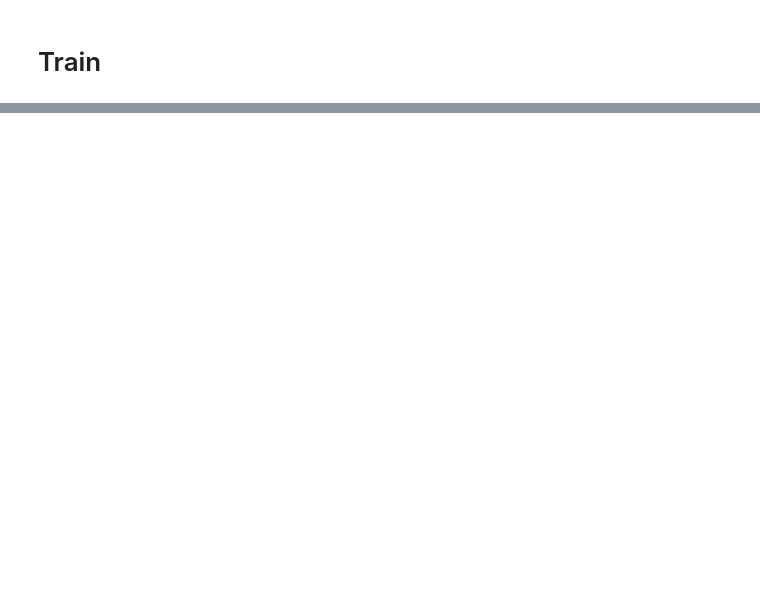
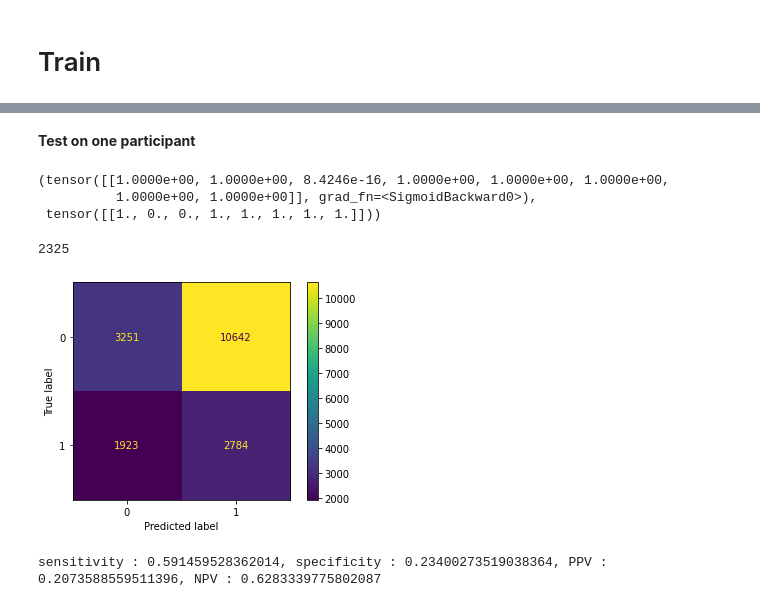
Before and after one commit to ninous-dev/heart-prediction, a Jupyter notebook: logistic_regression.ipynb, the cells around one changed output, grey strips where cells are left out. Drawn from its saved outputs; the diff is of its cells as text; code cells hidden in the pictures; blank space fills up the shorter version.

```diff
--- a/logistic_regression.ipynb
+++ b/logistic_regression.ipynb
@@ -208,7 +289,7 @@ TRAIN_SPLIT = 1 - TEST_SPLIT - VALIDATION_SPLIT
 # %%
 batch_size = 1
 
-dataset = HeatDeseaseDataset(data_path)
+dataset = HeatDeseaseDataset(data_path, any_disease=False)
 train_dataloader, val_dataloader, test_dataloader = create_dataloaders(dataset, batch_size)
 # %% [output]
 Total dataset: 11627, train dataset: 6860, val dataset: 2442, test_dataset: 2325
@@ -215,4 +310,4 @@ Total dataset: 11627, train dataset: 6860, val dataset: 2442, test_dataset: 2325
 # %% [markdown]
 # Train
 # %%
-model = LogisticRegression(17, 1)
+model = LogisticRegression(22,8)
@@ -315,0 +366,61 @@ for epoch in range(10):
+# %% [markdown]
+**Test on one participant**
+# %%
+    for i, (inputs, labels) in enumerate(test_dataloader):
+        pred = model(inputs)
+
+        if i ==1:
+            break
+    pred, labels
+# %% [output]
+(tensor([[1.0000e+00, 1.0000e+00, 8.4246e-16, 1.0000e+00, 1.0000e+00, 1.0000e+00,
+          1.0000e+00, 1.0000e+00]], grad_fn=<SigmoidBackward0>),
+ tensor([[1., 0., 0., 1., 1., 1., 1., 1.]]))
+# %%
+print(len(test_dataloader))
+# %% [output]
+2325
+# %%
+# Confusion matrix
+from sklearn.metrics import ConfusionMatrixDisplay, confusion_matrix
+
+def prediction_analyse(dataloader):
+    all_predictions = np.array([])
+    all_labels = np.array([])
+    for i, (inputs, labels) in enumerate(dataloader):
+        pred = model(inputs)
+       # print(pred[0].detach().numpy(), "label", labels)
+        pred = np.where( pred[0].detach().numpy() < 0.5, 0, 1)
+        #print(pred)
+        all_predictions = np.append(all_predictions, pred)
+        all_labels = np.append(all_labels, labels[0].detach().numpy())
+
+    #
+    #print(all_predictions)
+    cm = confusion_matrix(all_labels, all_predictions)
+    #
+    #print(cm)
+
+    display = ConfusionMatrixDisplay(confusion_matrix=cm)#, display_labels=clf.classes_)
+    display.plot()
+    plt.show()
+
+    TP = cm[1,1] # true positive
+    TN = cm[0,0] # true negatives
+    FP = cm[0,1] # false positives
+    FN = cm[1,0] # false negatif
+
+    sensitivity = TP / (TP + FN)
+    specificity = TN / (TN + FP)
+    #positive predictive value
+    PPV = TP / (TP + FP)
+    #negative predictive value
+    NPV = TN / (TN + FN)
+
+
+    print(f'sensitivity : {sensitivity}, specificity : {specificity}, PPV : {PPV}, NPV : {NPV}')
+# %%
+prediction_analyse(test_dataloader)
+# %% [output]
+[figure, added]
+sensitivity : 0.591459528362014, specificity : 0.23400273519038364, PPV : 0.2073588559511396, NPV : 0.6283339775802087
```
Also changed, not shown: parts of 28 cells of this notebook, 1 other file.
